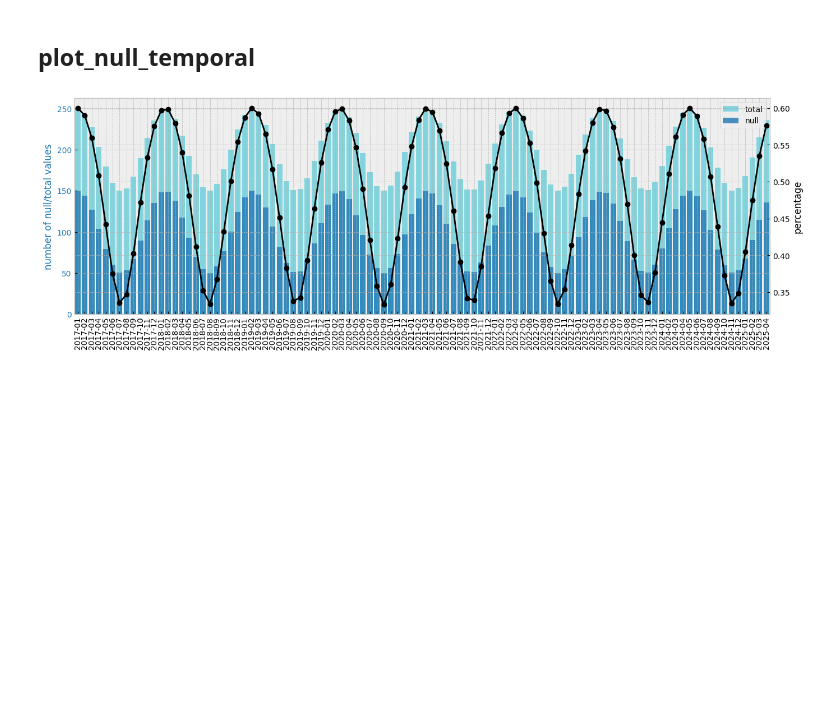
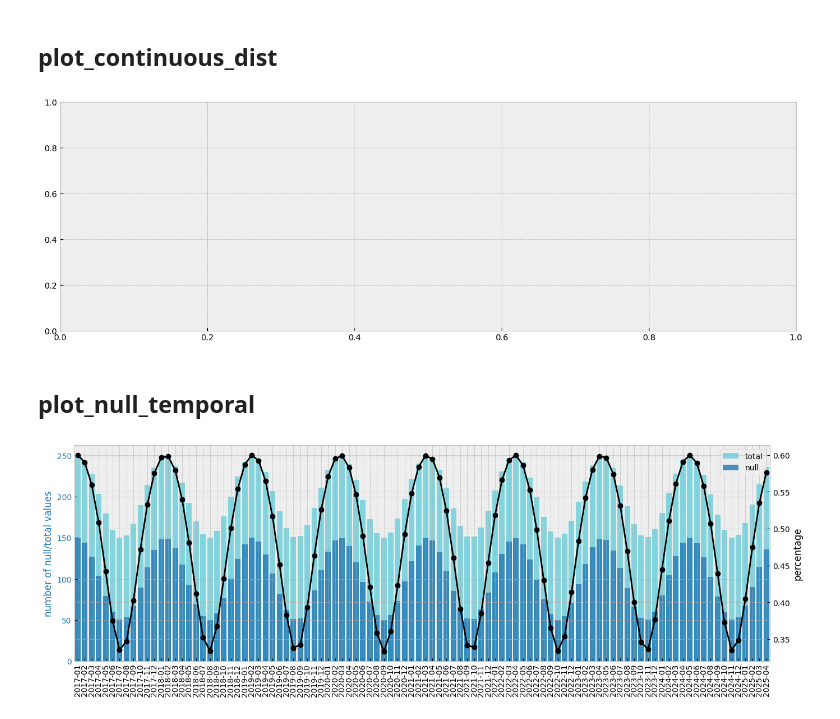
Before and after one commit to durandtibo/pandasx, a Jupyter notebook: notebooks/plot.ipynb, the cells around one changed output. Saved outputs shown, nothing was run; the diff lists cells and outputs as text; code cells hidden in the pictures; blank space fills up the shorter version.

```diff
--- a/notebooks/plot.ipynb
+++ b/notebooks/plot.ipynb
@@ -16,3 +26,11 @@ random_seed = 15803713921897248048
+# %% [markdown]
+## plot_continuous_dist
+# %%
+fig, ax = plt.subplots()
+array = rng.standard_cauchy(100000)
+# plot.plot_continuous_dist(ax=ax, array=array)
+# %% [output]
+[figure, added]
 # %% [markdown]
 ## plot_null_temporal
 # %%
```
Also changed, not shown: parts of 5 cells of this notebook, 3 other files.
